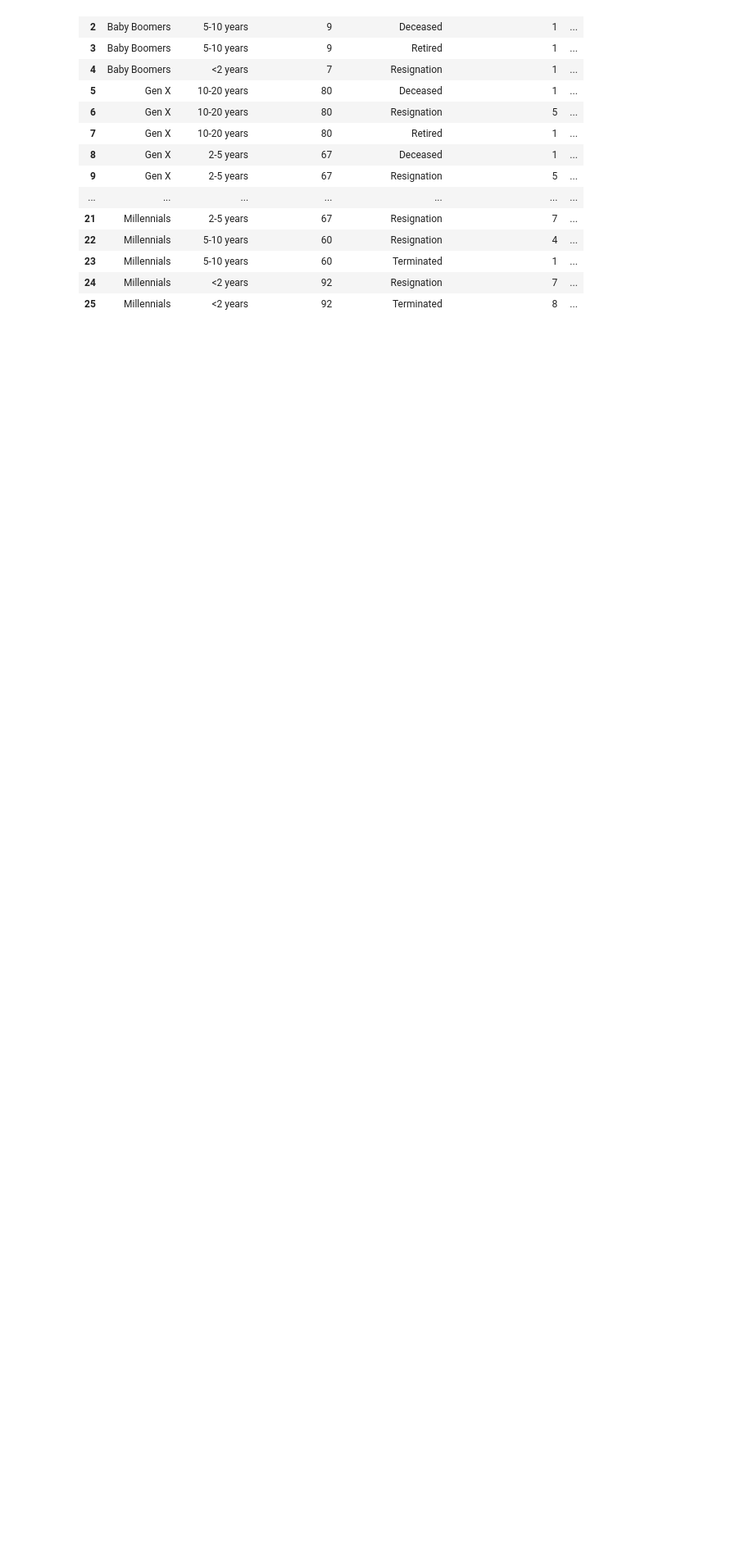
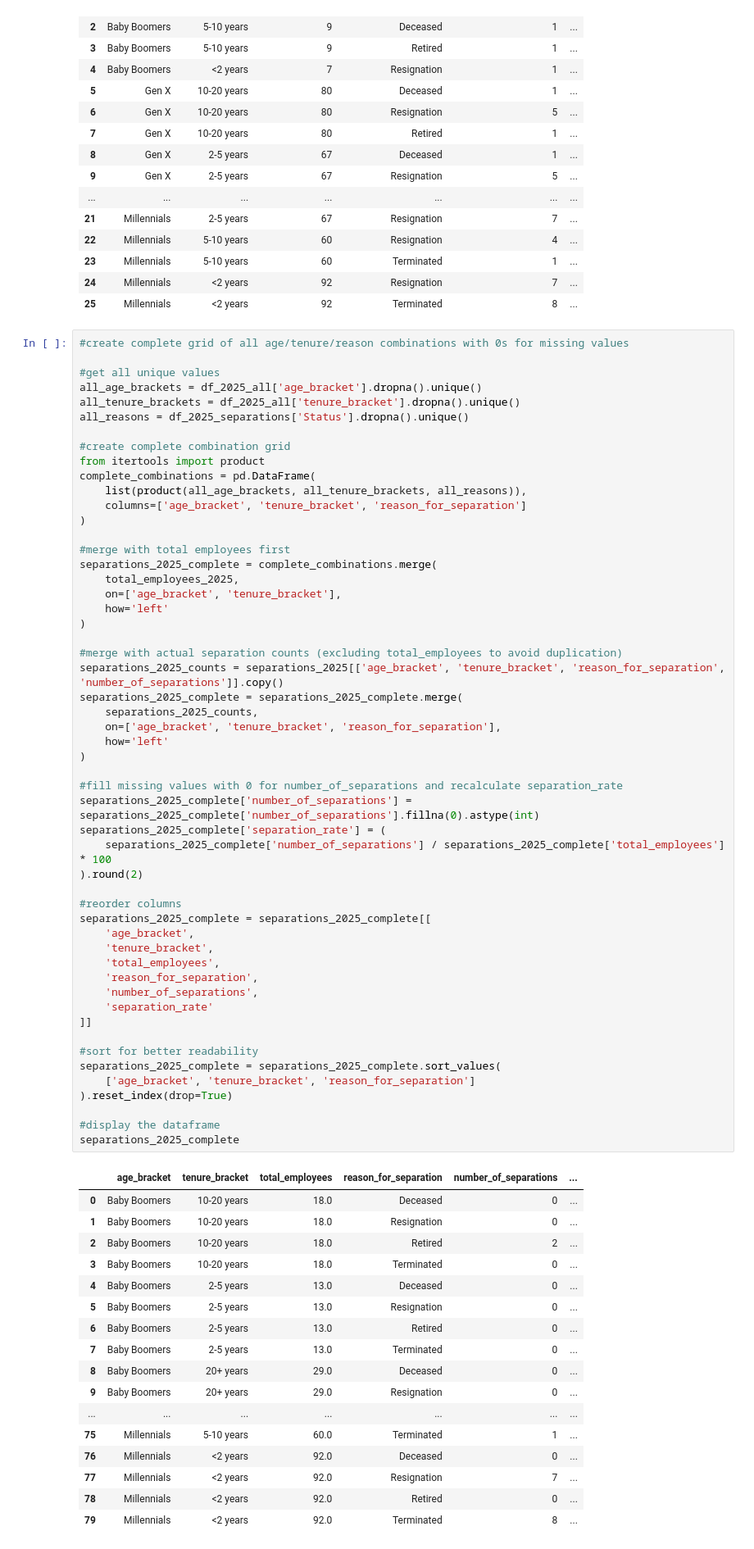
Before and after one commit to rajdeep-singh-fm/toho-water-authority, a Jupyter notebook: age_and_tenure_assumptions.ipynb, the cells around one changed output. Shown at 82% size. Drawn from its saved outputs; the diff is of its cells as text; blank space fills up the shorter version.

```diff
--- a/age_and_tenure_assumptions.ipynb
+++ b/age_and_tenure_assumptions.ipynb
@@ -547,6 +612,77 @@ separations_2025
 | 23 | Millennials | 5-10 years | 60 | Terminated | 1 | ... |
 | 24 | Millennials | <2 years | 92 | Resignation | 7 | ... |
 | 25 | Millennials | <2 years | 92 | Terminated | 8 | ... |
+# %%
+#create complete grid of all age/tenure/reason combinations with 0s for missing values
+
+#get all unique values
+all_age_brackets = df_2025_all['age_bracket'].dropna().unique()
+all_tenure_brackets = df_2025_all['tenure_bracket'].dropna().unique()
+all_reasons = df_2025_separations['Status'].dropna().unique()
+
+#create complete combination grid
+from itertools import product
+complete_combinations = pd.DataFrame(
+    list(product(all_age_brackets, all_tenure_brackets, all_reasons)),
+    columns=['age_bracket', 'tenure_bracket', 'reason_for_separation']
+)
+
+#merge with total employees first
+separations_2025_complete = complete_combinations.merge(
+    total_employees_2025,
+    on=['age_bracket', 'tenure_bracket'],
+    how='left'
+)
+
+#merge with actual separation counts (excluding total_employees to avoid duplication)
+separations_2025_counts = separations_2025[['age_bracket', 'tenure_bracket', 'reason_for_separation', 'number_of_separations']].copy()
+separations_2025_complete = separations_2025_complete.merge(
+    separations_2025_counts,
+    on=['age_bracket', 'tenure_bracket', 'reason_for_separation'],
+    how='left'
+)
+
+#fill missing values with 0 for number_of_separations and recalculate separation_rate
+separations_2025_complete['number_of_separations'] = separations_2025_complete['number_of_separations'].fillna(0).astype(int)
+separations_2025_complete['separation_rate'] = (
+    separations_2025_complete['number_of_separations'] / separations_2025_complete['total_employees'] * 100
+).round(2)
+
+#reorder columns
+separations_2025_complete = separations_2025_complete[[
+    'age_bracket',
+    'tenure_bracket',
+    'total_employees',
+    'reason_for_separation',
+    'number_of_separations',
+    'separation_rate'
+]]
+
+#sort for better readability
+separations_2025_complete = separations_2025_complete.sort_values(
+    ['age_bracket', 'tenure_bracket', 'reason_for_separation']
+).reset_index(drop=True)
+
+#display the dataframe
+separations_2025_complete
+# %% [output]
+|  | age_bracket | tenure_bracket | total_employees | reason_for_separation | number_of_separations | ... |
+| 0 | Baby Boomers | 10-20 years | 18.0 | Deceased | 0 | ... |
+| 1 | Baby Boomers | 10-20 years | 18.0 | Resignation | 0 | ... |
+| 2 | Baby Boomers | 10-20 years | 18.0 | Retired | 2 | ... |
+| 3 | Baby Boomers | 10-20 years | 18.0 | Terminated | 0 | ... |
+| 4 | Baby Boomers | 2-5 years | 13.0 | Deceased | 0 | ... |
+| 5 | Baby Boomers | 2-5 years | 13.0 | Resignation | 0 | ... |
+| 6 | Baby Boomers | 2-5 years | 13.0 | Retired | 0 | ... |
+| 7 | Baby Boomers | 2-5 years | 13.0 | Terminated | 0 | ... |
+| 8 | Baby Boomers | 20+ years | 29.0 | Deceased | 0 | ... |
+| 9 | Baby Boomers | 20+ years | 29.0 | Resignation | 0 | ... |
+| ... | ... | ... | ... | ... | ... | ... |
+| 75 | Millennials | 5-10 years | 60.0 | Terminated | 1 | ... |
+| 76 | Millennials | <2 years | 92.0 | Deceased | 0 | ... |
+| 77 | Millennials | <2 years | 92.0 | Resignation | 7 | ... |
+| 78 | Millennials | <2 years | 92.0 | Retired | 0 | ... |
+| 79 | Millennials | <2 years | 92.0 | Terminated | 8 | ... |
 # %%
 #Combined heatmaps (one heatmap per reason of leave)
 fig, axes = plt.subplots(2, 2, figsize=(18, 14))
```
Also changed, not shown: parts of 4 cells of this notebook.
